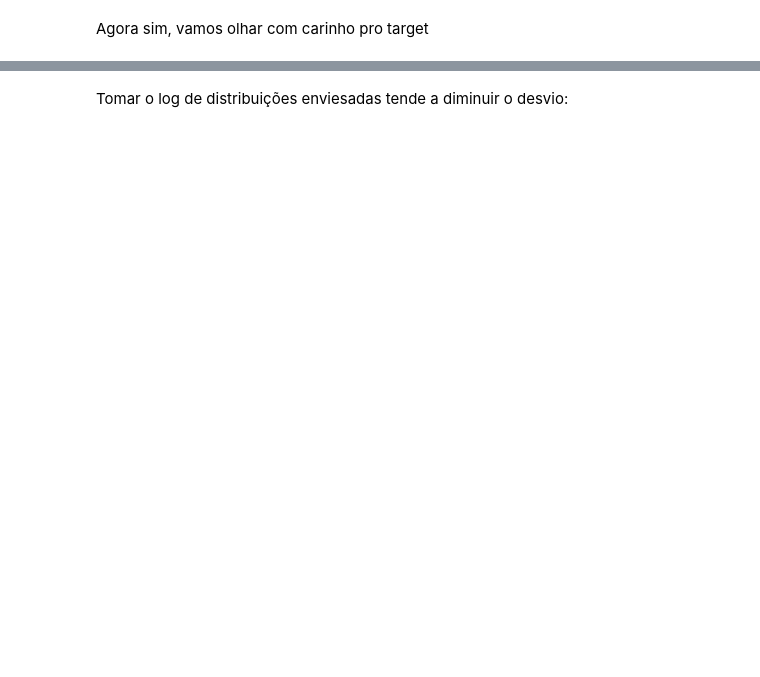
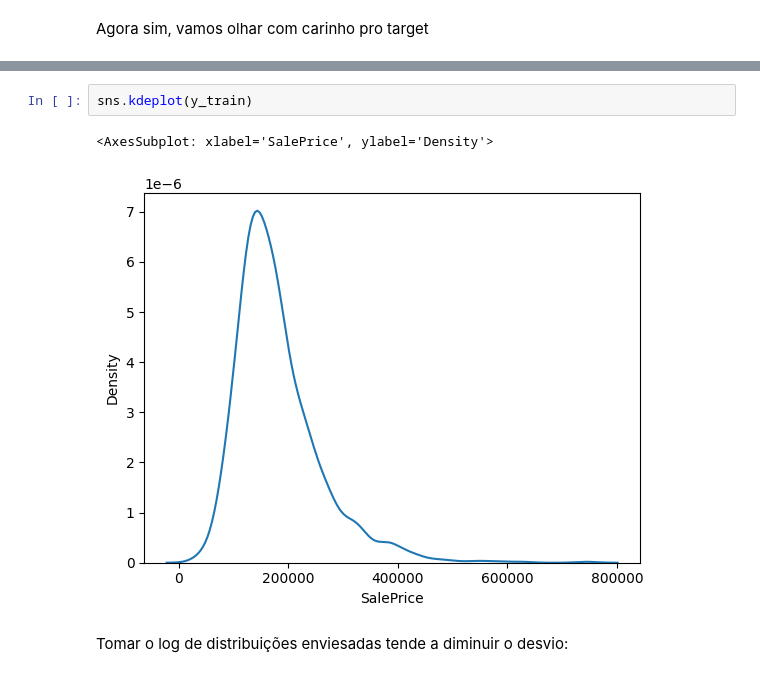
Before and after one commit to gaiogreg/aulas-LC-Safra, a Jupyter notebook: Modulo 7/Aula03.ipynb, the cells around one changed output, grey strips where cells are left out. Saved outputs shown, nothing was run; the diff lists cells and outputs as text; blank space fills up the shorter version.

```diff
--- a/Modulo 7/Aula03.ipynb
+++ b/Modulo 7/Aula03.ipynb
@@ -50,2 +208,7 @@ Agora sim, vamos olhar com carinho pro target
+# %%
+sns.kdeplot(y_train)
+# %% [output]
+<AxesSubplot: xlabel='SalePrice', ylabel='Density'>
+[figure, added]
 # %% [markdown]
 Tomar o log de distribuições enviesadas tende a diminuir o desvio:
```
Also changed, not shown: parts of 51 cells of this notebook, 3 other files.
